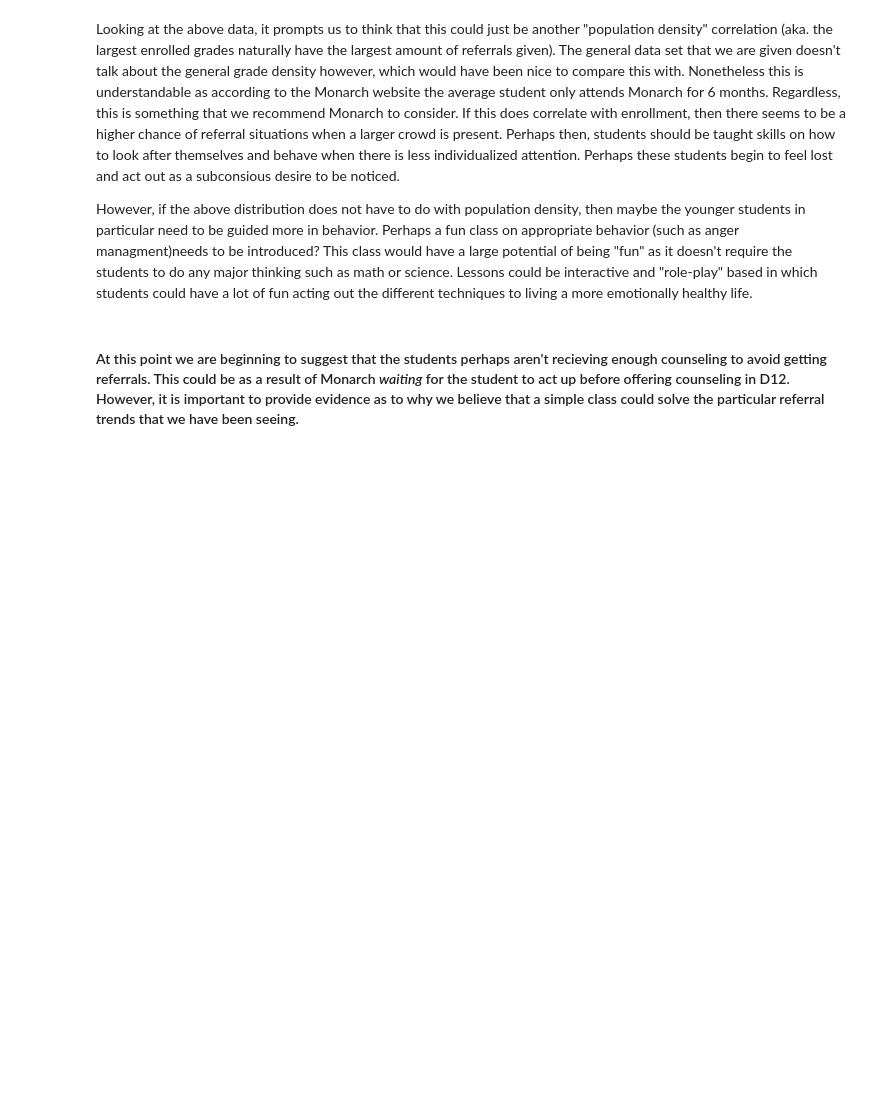
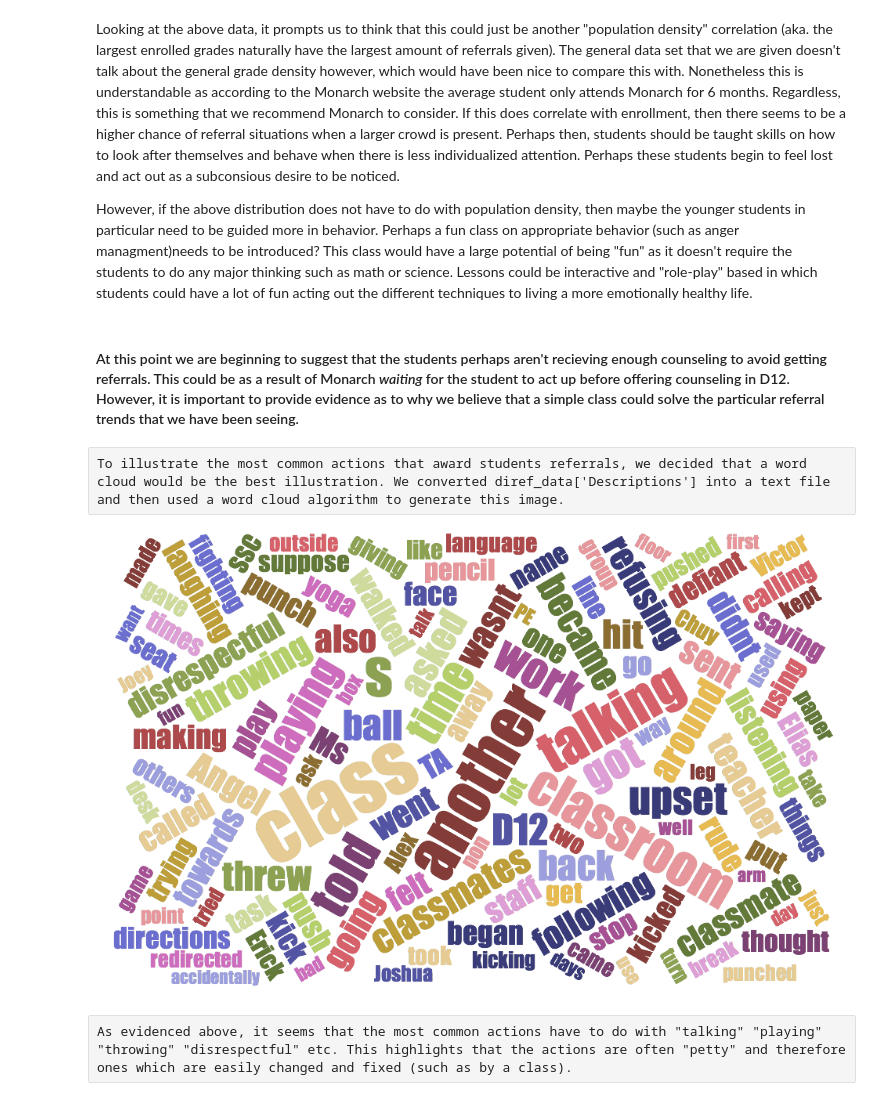
Before and after one commit to LizIzhikevich/0x606AA55, a Jupyter notebook: EducationQuestion2.ipynb, the cells around one changed output. Cells and saved outputs as stored; diff of their text form; code cells hidden in the pictures; blank space fills up the shorter version.

Commit message:
Added word cloud to notebook.

```diff
--- a/EducationQuestion2.ipynb
+++ b/EducationQuestion2.ipynb
@@ -754,3 +742,11 @@ Looking at the above data, it prompts us to think that this could just be anothe
 However, if the above distribution does not have to do with population density, then maybe the younger students in particular need to be guided more in behavior. Perhaps a fun class on appropriate behavior (such as anger managment)needs to be introduced? This class would have a large potential of being "fun" as it doesn't require the students to do any major thinking such as math or science. Lessons could be interactive and "role-play" based in which students could have a lot of fun acting out the different techniques to living a more emotionally healthy life.
 # %% [markdown]
 #### At this point we are beginning to suggest that the students perhaps aren't recieving enough counseling to avoid getting referrals. This could be as a result of Monarch *waiting* for the student to act up before offering counseling in D12. However, it is important to provide evidence as to why we believe that a simple class could solve the particular referral trends that we have been seeing.
+# %% [raw]
+To illustrate the most common actions that award students referrals, we decided that a word cloud would be the best illustration. We converted diref_data['Descriptions'] into a text file and then used a word cloud algorithm to generate this image.
+# %%
+Image(filename='Action_wordcloud.png')
+# %% [output]
+[figure, added]
+# %% [raw]
+As evidenced above, it seems that the most common actions have to do with "talking" "playing" "throwing" "disrespectful" etc. This highlights that the actions are often "petty" and therefore ones which are easily changed and fixed (such as by a class).
```
Also changed, not shown: parts of 2 cells of this notebook.
